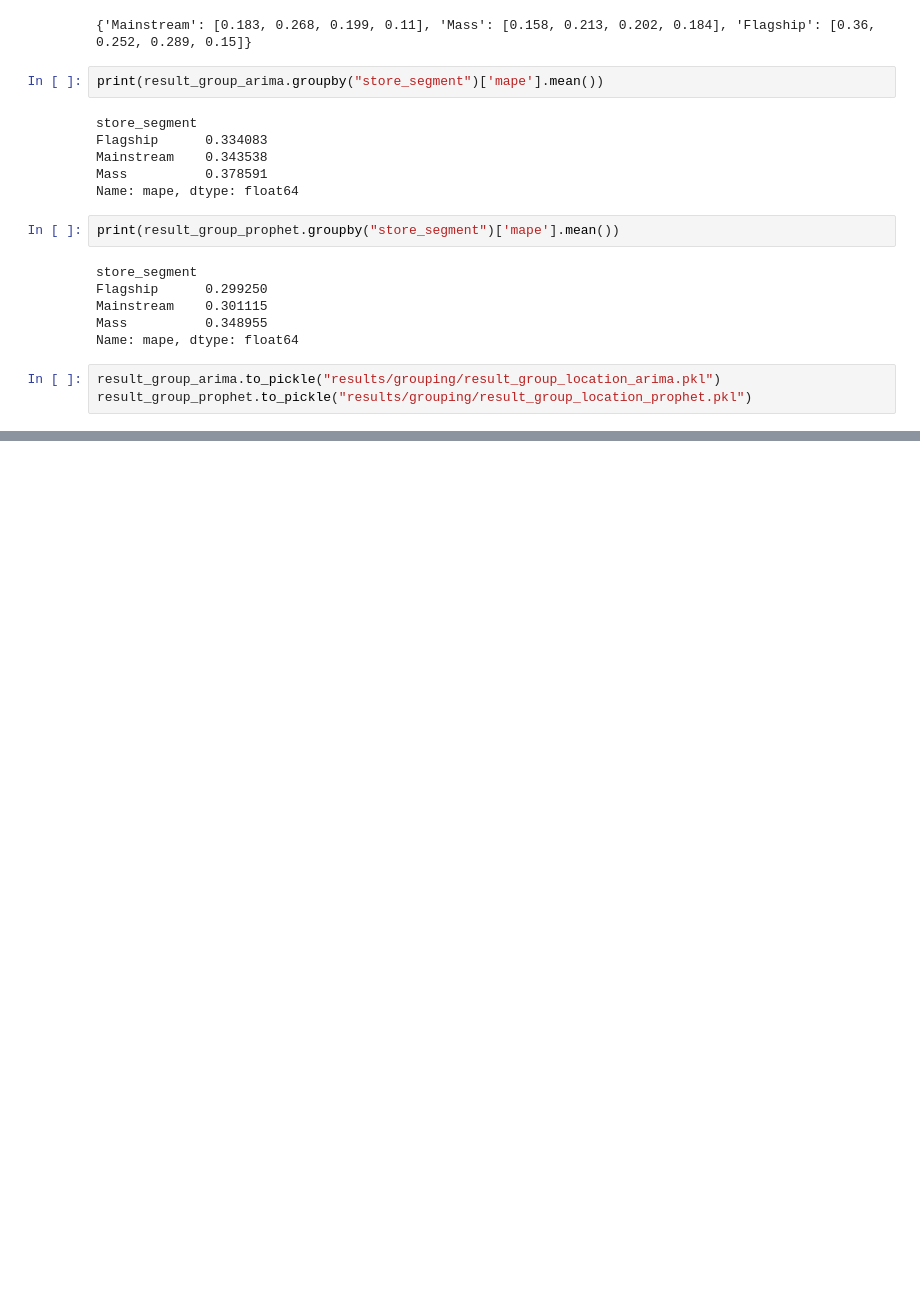
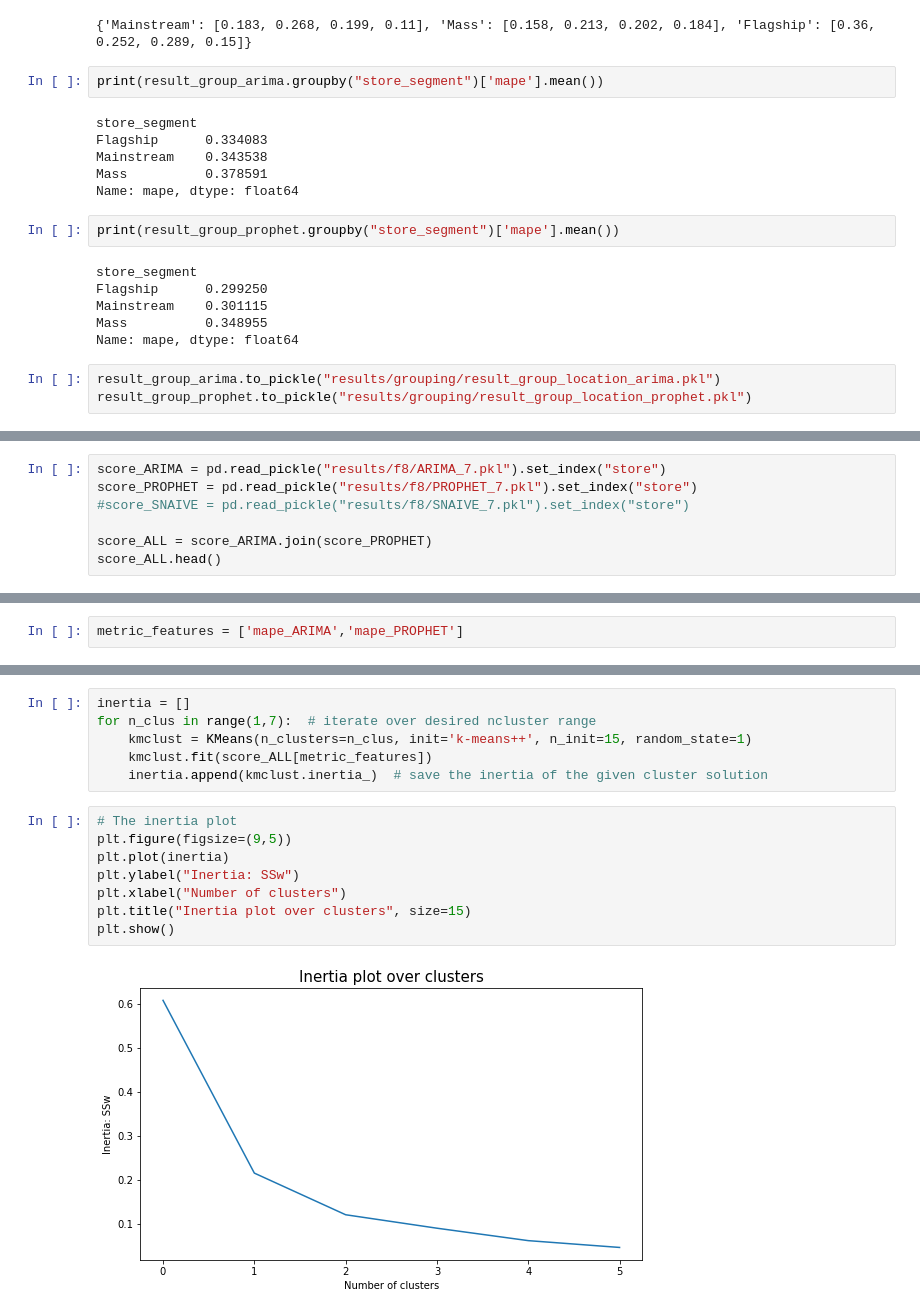
Before and after one commit to phucnh22/Sales_forecast, a Jupyter notebook: Forecast_8_Location.ipynb, the cells around one changed output, grey strips where cells are left out. Cells and saved outputs as stored; diff of their text form; blank space fills up the shorter version.

Commit message:
Add group by Error rate + result

```diff
--- a/Forecast_8_Location.ipynb
+++ b/Forecast_8_Location.ipynb
@@ -449,0 +450,7 @@ result_group_prophet.to_pickle("results/grouping/result_group_location_prophet.p
+# %%
+score_ARIMA = pd.read_pickle("results/f8/ARIMA_7.pkl").set_index("store")
+score_PROPHET = pd.read_pickle("results/f8/PROPHET_7.pkl").set_index("store")
+#score_SNAIVE = pd.read_pickle("results/f8/SNAIVE_7.pkl").set_index("store")
+
+score_ALL = score_ARIMA.join(score_PROPHET)
+score_ALL.head()
@@ -449,0 +465,2 @@ result_group_prophet.to_pickle("results/grouping/result_group_location_prophet.p
+# %%
+metric_features = ['mape_ARIMA','mape_PROPHET']
@@ -449,0 +472,16 @@ result_group_prophet.to_pickle("results/grouping/result_group_location_prophet.p
+# %%
+inertia = []
+for n_clus in range(1,7):  # iterate over desired ncluster range
+    kmclust = KMeans(n_clusters=n_clus, init='k-means++', n_init=15, random_state=1)
+    kmclust.fit(score_ALL[metric_features])
+    inertia.append(kmclust.inertia_)  # save the inertia of the given cluster solution
+# %%
+# The inertia plot
+plt.figure(figsize=(9,5))
+plt.plot(inertia)
+plt.ylabel("Inertia: SSw")
+plt.xlabel("Number of clusters")
+plt.title("Inertia plot over clusters", size=15)
+plt.show()
+# %% [output]
+[figure, added]
```
Also changed, not shown: parts of 16 cells of this notebook, 1 other file.
